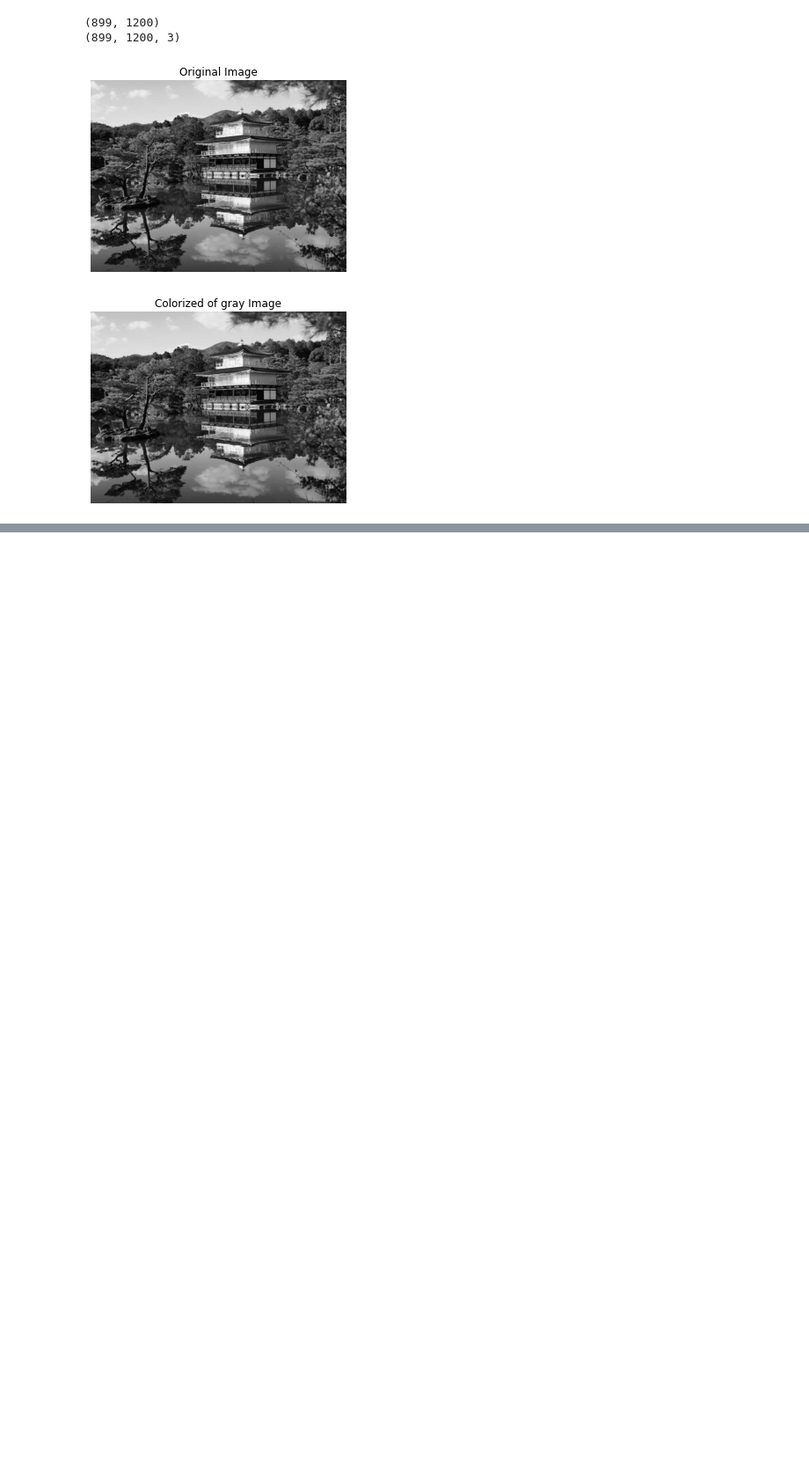
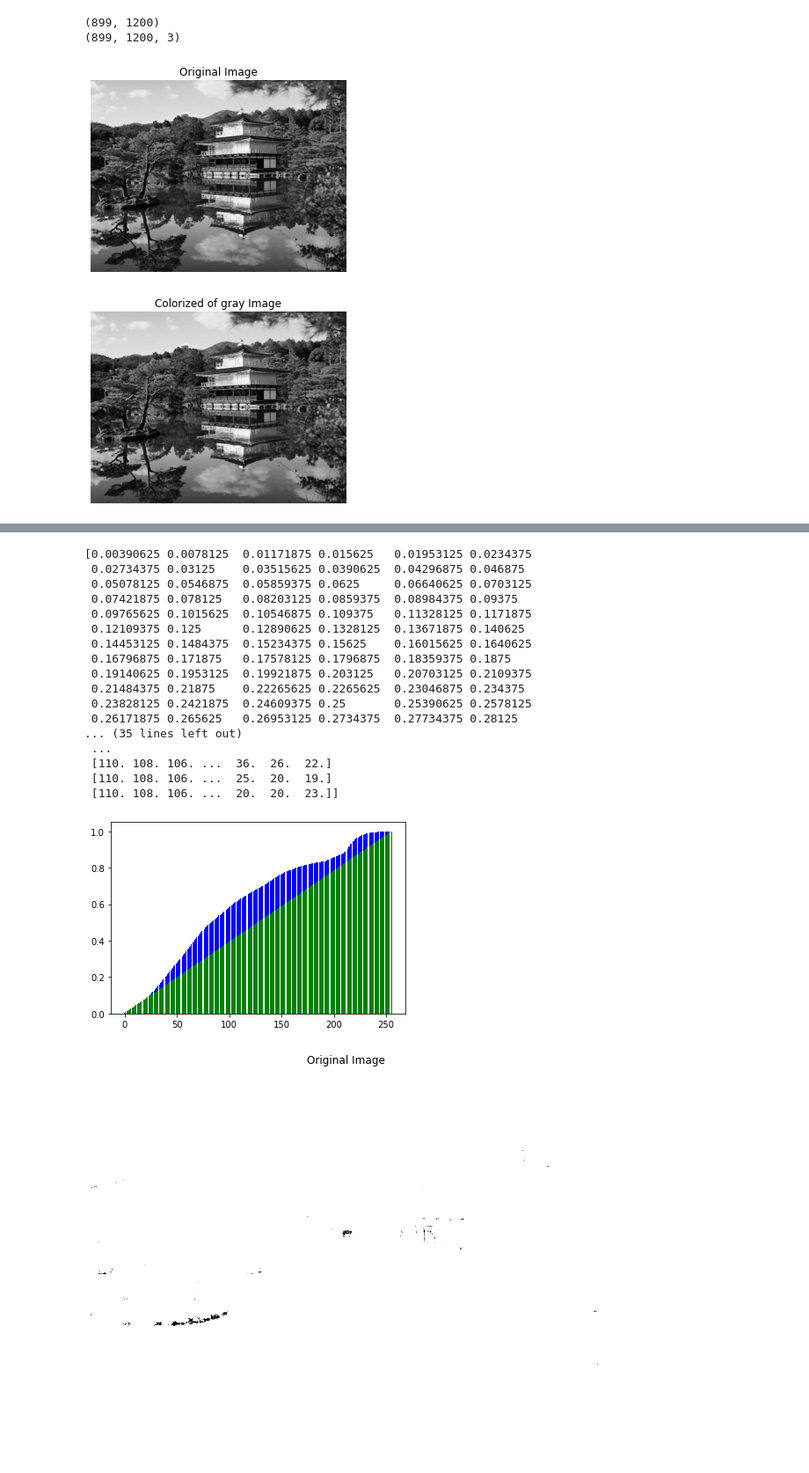
Before and after one commit to phucnguyen070995/computerVision, a Jupyter notebook: example.ipynb, the cells around one changed output, grey strips where cells are left out. Shown at 88% size. Saved outputs shown, nothing was run; the diff lists cells and outputs as text; code cells hidden in the pictures; blank space fills up the shorter version.

```diff
--- a/example.ipynb
+++ b/example.ipynb
@@ -191,0 +267,52 @@ plt.show()
+# %%
+cx = np.zeros(256)
+cx[0] = px[0]
+for i in range(1, 256):
+  cx[i] = cx[i - 1] + px[i]
+# print(cx)
+col = range(256)
+plt.bar(col,cx, color = 'blue')
+cz = np.zeros(256)
+for i in range(256):
+  cz[i] = cz[i - 1] + 1/256
+print(cz)
+plt.bar(col,cz, color = 'green')
+cimage = np.zeros(len(image2))
+# print(cimage.shape)
+
+for i in range(len(image2)):
+  arr = np.full((256,), cx[image2[i]])
+  sub_arr = abs(cz - arr)
+  sub_arr = list(sub_arr)
+  color = sub_arr.index(min(sub_arr))
+  cimage[i] = color
+cimage = np.reshape(cimage, (image.shape[0], image.shape[1]))
+print(cimage.shape)
+print(cimage)
+
+# Show image
+plt.figure(figsize=(12, 8))
+plt.imshow(cimage, cmap='gray',norm=NoNorm())
+plt.title('Original Image')
+plt.axis('off')
+plt.show()
+# %% [output]
+[0.00390625 0.0078125  0.01171875 0.015625   0.01953125 0.0234375
+ 0.02734375 0.03125    0.03515625 0.0390625  0.04296875 0.046875
+ 0.05078125 0.0546875  0.05859375 0.0625     0.06640625 0.0703125
+ 0.07421875 0.078125   0.08203125 0.0859375  0.08984375 0.09375
+ 0.09765625 0.1015625  0.10546875 0.109375   0.11328125 0.1171875
+ 0.12109375 0.125      0.12890625 0.1328125  0.13671875 0.140625
+ 0.14453125 0.1484375  0.15234375 0.15625    0.16015625 0.1640625
+ 0.16796875 0.171875   0.17578125 0.1796875  0.18359375 0.1875
+ 0.19140625 0.1953125  0.19921875 0.203125   0.20703125 0.2109375
+ 0.21484375 0.21875    0.22265625 0.2265625  0.23046875 0.234375
+ 0.23828125 0.2421875  0.24609375 0.25       0.25390625 0.2578125
+ 0.26171875 0.265625   0.26953125 0.2734375  0.27734375 0.28125
+... (35 lines left out)
+ ...
+ [110. 108. 106. ...  36.  26.  22.]
+ [110. 108. 106. ...  25.  20.  19.]
+ [110. 108. 106. ...  20.  20.  23.]]
+[figure, added]
+[figure, added]
```
Also changed, not shown: parts of 10 cells of this notebook, 20 other files.
